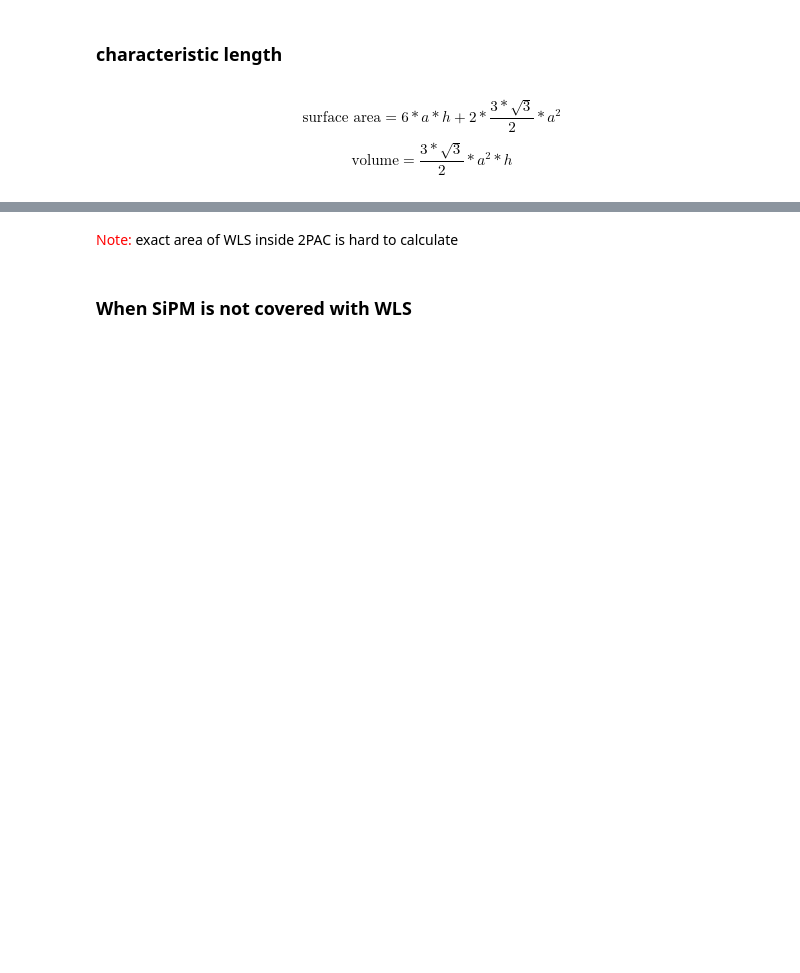
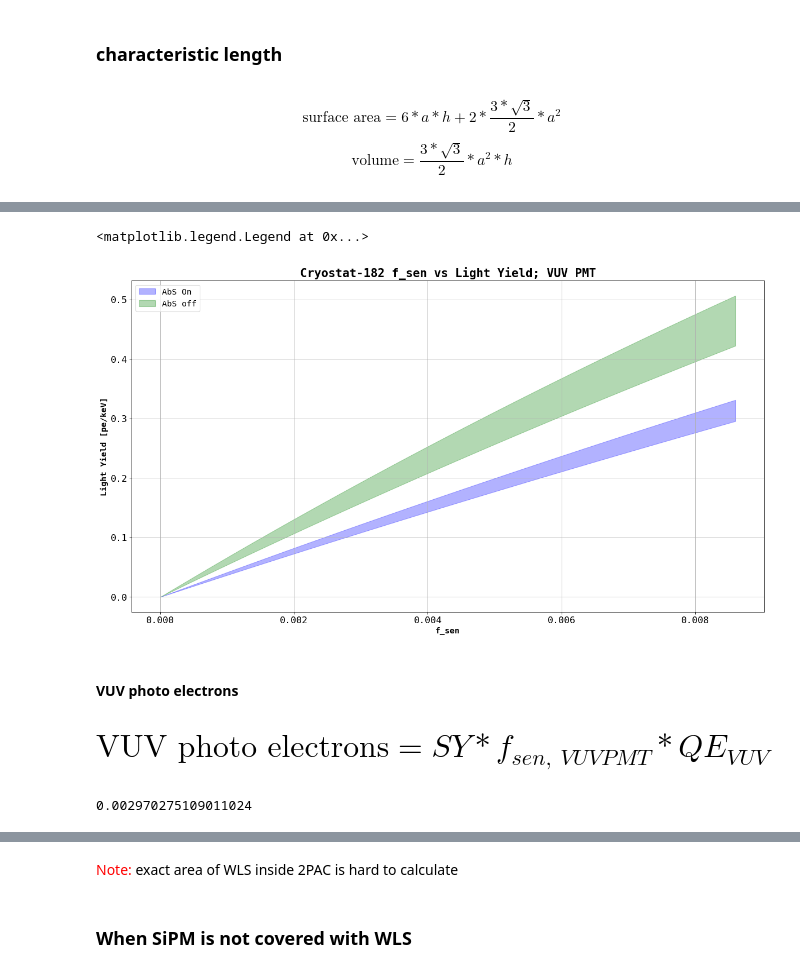
Before and after one commit to sarthchoudhary/AMELY, a Jupyter notebook: AMELY_V2.ipynb, the cells around one changed output, grey strips where cells are left out. Cells and saved outputs as stored; diff of their text form; code cells hidden in the pictures; blank space fills up the shorter version.

```diff
--- a/AMELY_V2.ipynb
+++ b/AMELY_V2.ipynb
@@ -687,0 +714,35 @@ L_char_2PAC = calc_char_length(area_2PAC, volume_2PAC) ### unit: m
+# %%
+VUV_PMT_QE =  0.25*np.ones(wavelength_vector.shape[0]) ## this PMT is sensitive in visible and VUV regime
+# %%
+R_VUV_PMT_smooth = 0.15*np.ones(wavelength_vector.shape[0])
+# %%
+# %matplotlib qt
+# %matplotlib inline
+
+plt.close('Cryostat-182 f_sen vs Light Yield; VUV PMT')
+plt.figure('Cryostat-182 f_sen vs Light Yield; VUV PMT')
+# plt.plot(f_sen_vector, integrate_LY(wavelength_vector, E_PEN_smooth, PDE_smooth, R_SiPM_smooth, R_Wall_PEN_smooth, f_sen_vector,wls_eff = 0.47, Q_vis = Q_vis_2PAC, Q_vuv=Q_vuv_2PAC), '-g')
+# plt.plot(f_sen_vector, integrate_LY(wavelength_vector, E_TPB_smooth, PDE_smooth, R_SiPM_smooth, R_Wall_TPB_smooth, f_sen_vector, Q_vis = Q_vis_2PAC, Q_vuv=Q_vuv_2PAC), '-r')
+# f_sen_vector = np.arange(0, 0.06, 0.005)
+# f_sen_vector = np.arange(0, 1.01, 0.01)
+# f_sen_vector = np.arange(0, f_sen_cryostat_182_max, 0.0001)
+
+LY_PEN_upper_PMT3 = integrate_LY(wavelength_vector, E_PEN_smooth, VUV_PMT_QE, R_VUV_PMT_smooth, R_Wall_PEN_smooth, f_sen_vector, wls_eff= 0.47, Q_vis=Q_vis_cryostat_182, Q_vuv= Q_vuv_cryostat_182)
+LY_PEN_lower_PMT3 = integrate_LY(wavelength_vector, E_PEN_smooth, VUV_PMT_QE, R_VUV_PMT_smooth, R_Wall_PEN_smooth*0.988, f_sen_vector, wls_eff= 0.47, Q_vis=Q_vis_cryostat_182, Q_vuv= Q_vuv_cryostat_182)
+plt.fill_between( f_sen_vector, LY_PEN_lower_PMT3,  LY_PEN_upper_PMT3, color='blue', alpha=0.3, label='AbS On' )
+
+LY_PEN_upper_PMT3_AbS_off = integrate_LY(wavelength_vector, E_PEN_smooth, VUV_PMT_QE, R_SiPM_smooth, R_Wall_PEN_smooth, f_sen_vector, wls_eff= 0.47)
+LY_PEN_lower_PMT3_AbS_off = integrate_LY(wavelength_vector, E_PEN_smooth, VUV_PMT_QE, R_SiPM_smooth, R_Wall_PEN_smooth*0.988, f_sen_vector, wls_eff= 0.47)
+plt.fill_between( f_sen_vector, LY_PEN_lower_PMT3_AbS_off,  LY_PEN_upper_PMT3_AbS_off, color='green', alpha=0.3, label='AbS off' )
+
+plt.ylabel('Light Yield [pe/keV]' , size =14, weight = 'bold')
+plt.xlabel('f_sen', size =14, weight = 'bold')
+plt.title('Cryostat-182 f_sen vs Light Yield; VUV PMT')
+### [R_SiPM, R_wall,PDE dependent on wavelength. Absorption and Rayleigh Scattering accounted for]
+plt.legend(loc = 'best')
+plt.grid()
+plt.legend(loc = 'upper left')
+# plt.savefig('f_sen vs LY')
+# %% [output]
+<matplotlib.legend.Legend at 0x...>
+[figure, added]
@@ -687,0 +751,8 @@ L_char_2PAC = calc_char_length(area_2PAC, volume_2PAC) ### unit: m
+# %% [markdown]
+#### VUV photo electrons
+# %% [markdown]
+<span style='font-size: 22pt'>
+$$
+    \text{VUV photo electrons} = SY * f_{sen,\ VUV PMT} * QE_{VUV}
+$$
+</span>
@@ -687,0 +767,4 @@ L_char_2PAC = calc_char_length(area_2PAC, volume_2PAC) ### unit: m
+# %%
+VUV_pe
+# %% [output]
+0.002970275109011024
```
Also changed, not shown: parts of 60 cells of this notebook.
